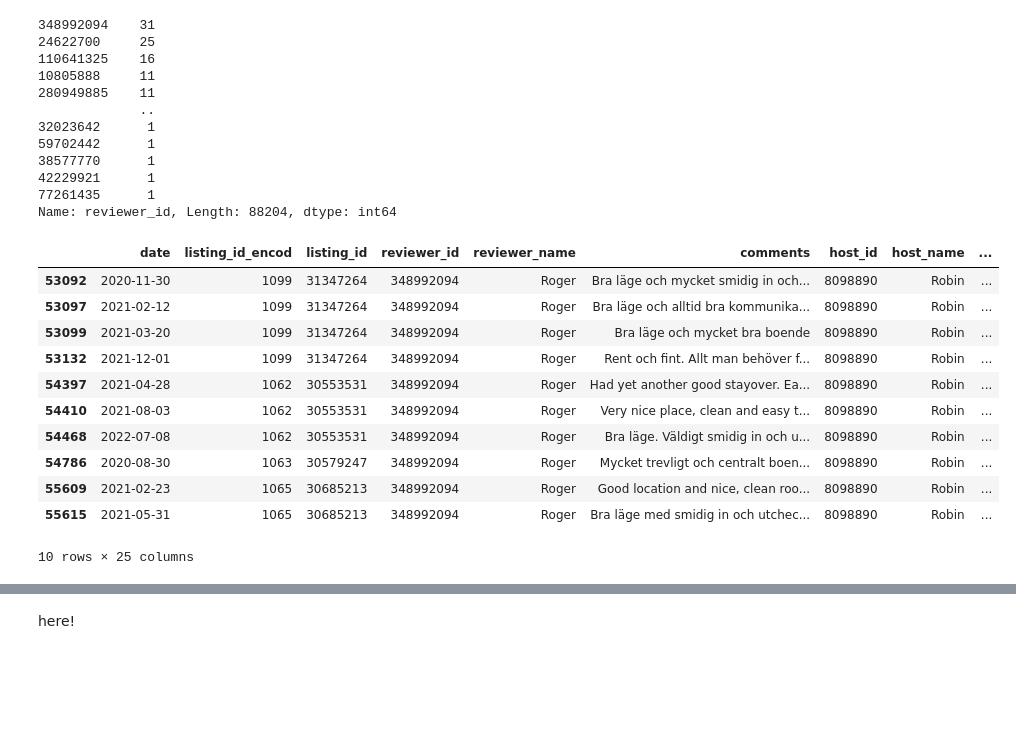
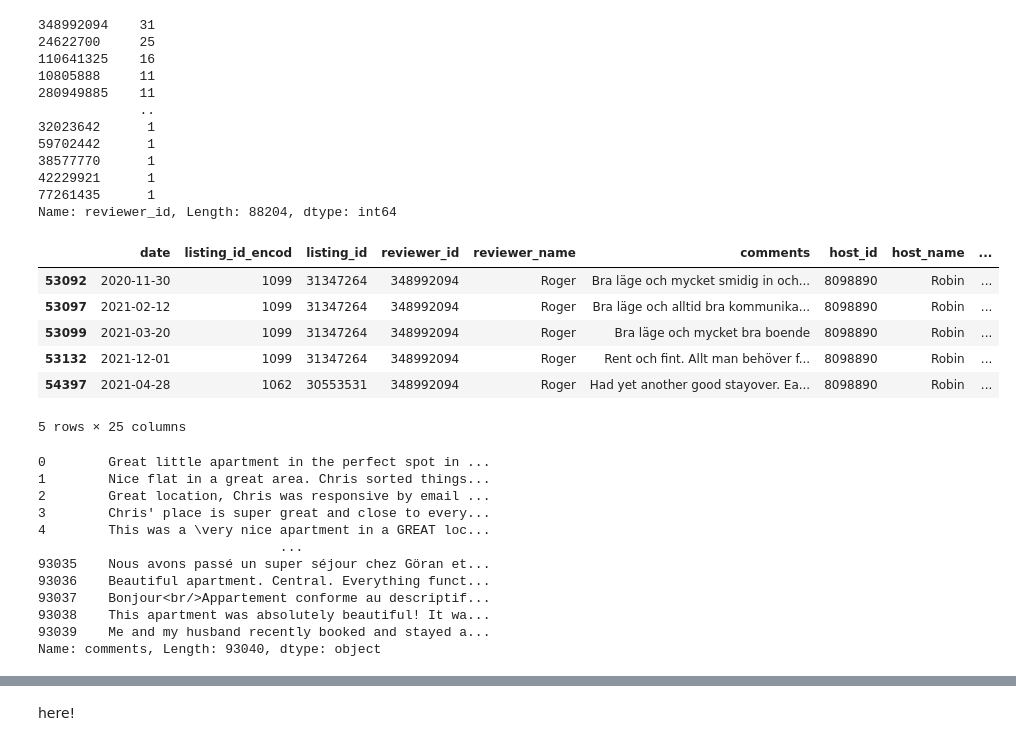
Before and after one commit to TanjaDS/Examensarbete_Airbnb, a Jupyter notebook: transformation_and_EDA/data_cleaning.ipynb, the cells around one changed output, grey strips where cells are left out. Drawn from its saved outputs; the diff is of its cells as text; code cells hidden in the pictures; blank space fills up the shorter version.

Commit message:
cleaned comments

```diff
--- a/transformation_and_EDA/data_cleaning.ipynb
+++ b/transformation_and_EDA/data_cleaning.ipynb
@@ -177,4 +178,4 @@ df_host_reviews[df_host_reviews['comments'].isna()]
 | 62929 | 2019-05-30 | 1090 | 31301631 | 263373046 | Deepak | NaN | 362541894 | ApartDirect | ... |
 2 rows × 25 columns
 # %%
-df_host_reviews.dropna(subset=['comments'], inplace=True)
+df_host_reviews = df_host_reviews.dropna(subset=['comments'])
@@ -202,20 +199,15 @@ df_host_reviews['reviewer_id'].value_counts()
 77261435      1
 Name: reviewer_id, Length: 88204, dtype: int64
 # %%
-df_host_reviews.query('reviewer_id == 348992094').head(10)
+df_host_reviews.query('reviewer_id == 348992094').head()
 # %% [output]
 |  | date | listing_id_encod | listing_id | reviewer_id | reviewer_name | comments | host_id | host_name | ... |
 | 53092 | 2020-11-30 | 1099 | 31347264 | 348992094 | Roger | Bra läge och mycket smidig in och... | 8098890 | Robin | ... |
 | 53097 | 2021-02-12 | 1099 | 31347264 | 348992094 | Roger | Bra läge och alltid bra kommunika... | 8098890 | Robin | ... |
 | 53099 | 2021-03-20 | 1099 | 31347264 | 348992094 | Roger | Bra läge och mycket bra boende | 8098890 | Robin | ... |
 | 53132 | 2021-12-01 | 1099 | 31347264 | 348992094 | Roger | Rent och fint. Allt man behöver f... | 8098890 | Robin | ... |
 | 54397 | 2021-04-28 | 1062 | 30553531 | 348992094 | Roger | Had yet another good stayover. Ea... | 8098890 | Robin | ... |
-| 54410 | 2021-08-03 | 1062 | 30553531 | 348992094 | Roger | Very nice place, clean and easy t... | 8098890 | Robin | ... |
-| 54468 | 2022-07-08 | 1062 | 30553531 | 348992094 | Roger | Bra läge. Väldigt smidig in och u... | 8098890 | Robin | ... |
-| 54786 | 2020-08-30 | 1063 | 30579247 | 348992094 | Roger | Mycket trevligt och centralt boen... | 8098890 | Robin | ... |
-| 55609 | 2021-02-23 | 1065 | 30685213 | 348992094 | Roger | Good location and nice, clean roo... | 8098890 | Robin | ... |
-| 55615 | 2021-05-31 | 1065 | 30685213 | 348992094 | Roger | Bra läge med smidig in och utchec... | 8098890 | Robin | ... |
-10 rows × 25 columns
+5 rows × 25 columns
 # %%
 px.histogram(df_host_reviews, x='listing_id_encod')
 # %%
@@ -227,3 +219,18 @@ df_host_reviews = (df_host_reviews[~df_host_reviews
                             .isin(df_canceled_visits)]
                             .dropna()
                             .reset_index(drop=True))
+# %%
+df_host_reviews['comments']
+# %% [output]
+0        Great little apartment in the perfect spot in ...
+1        Nice flat in a great area. Chris sorted things...
+2        Great location, Chris was responsive by email ...
+3        Chris' place is super great and close to every...
+4        This was a \very nice apartment in a GREAT loc...
+                               ...
+93035    Nous avons passé un super séjour chez Göran et...
+93036    Beautiful apartment. Central. Everything funct...
+93037    Bonjour<br/>Appartement conforme au descriptif...
+93038    This apartment was absolutely beautiful! It wa...
+93039    Me and my husband recently booked and stayed a...
+Name: comments, Length: 93040, dtype: object
```
Also changed, not shown: parts of 11 cells of this notebook, 3 other files.
